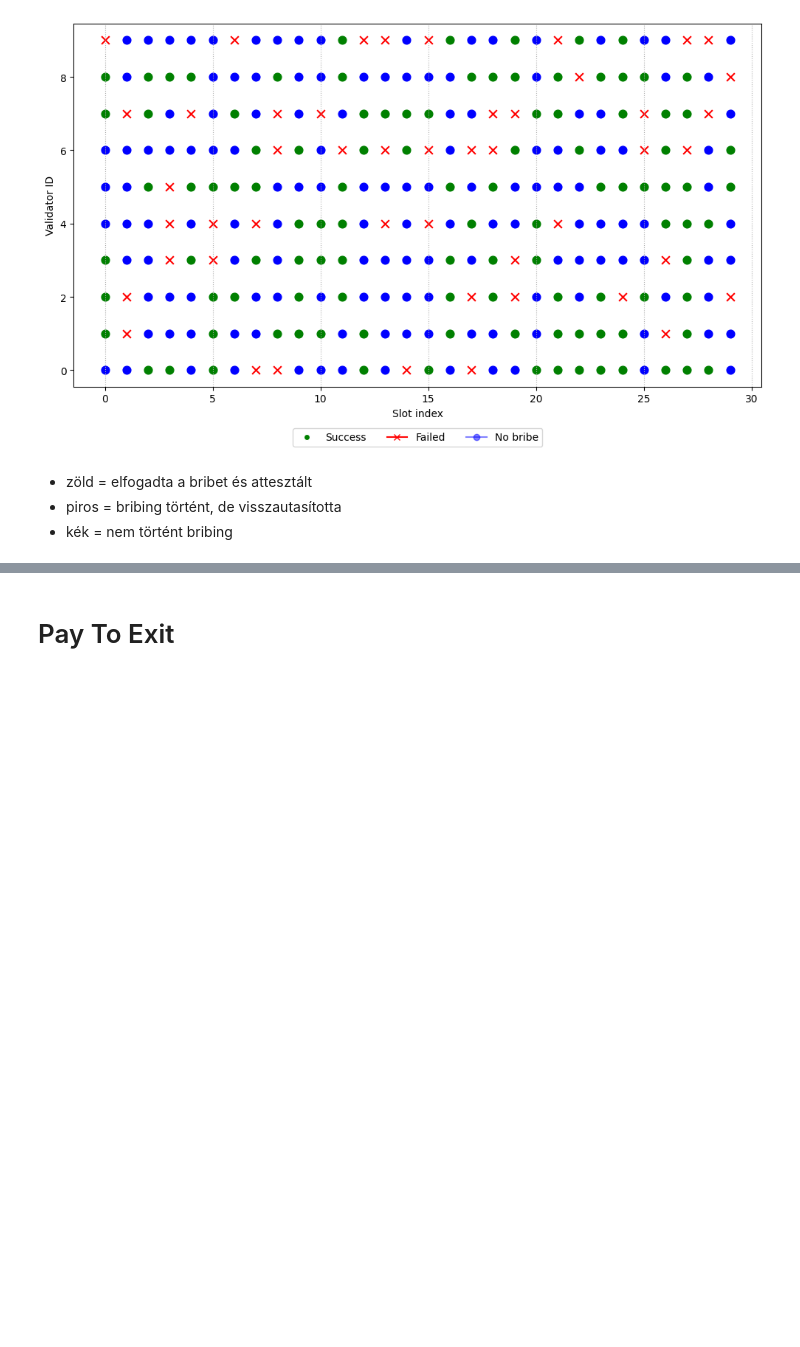
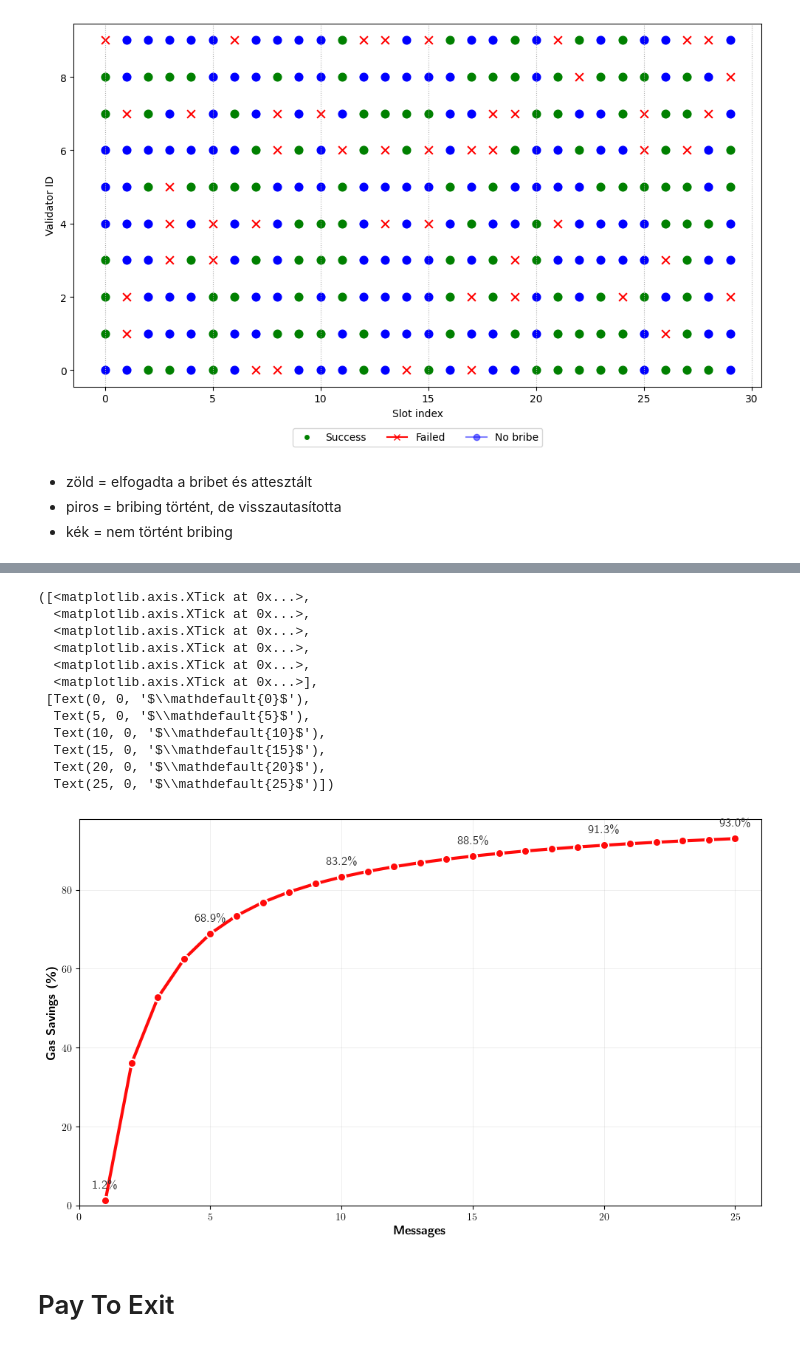
Before and after one commit to 0xSooki/bribery-zoo, a Jupyter notebook: Figures/playground.ipynb, the cells around one changed output, grey strips where cells are left out. Saved outputs shown, nothing was run; the diff lists cells and outputs as text; code cells hidden in the pictures; blank space fills up the shorter version.

```diff
--- a/Figures/playground.ipynb
+++ b/Figures/playground.ipynb
@@ -333,3 +336,69 @@ plt.show()
+# %%
+plt.figure(figsize=(10, 6))
+
+overlap_messages = []
+percentage_savings = []
+
+for msg_count in range(1, 26):
+    diff_row = df_different[df_different["messages"] == msg_count]
+    same_row = df_same[df_same["messages"] == msg_count]
+
+    if not diff_row.empty and not same_row.empty:
+        diff_gas = diff_row.iloc[0]["gas_per_message"]
+        same_gas = same_row.iloc[0]["gas_per_message"]
+
+        savings = ((diff_gas - same_gas) / diff_gas) * 100
+
+        overlap_messages.append(msg_count)
+        percentage_savings.append(savings)
+
+plt.plot(
+    overlap_messages,
+    percentage_savings,
+    "o-",
+    color="#FF0A0A",
+    linewidth=3,
+    markersize=8,
+    markerfacecolor="#FF0A0A",
+    markeredgecolor="white",
+    markeredgewidth=1.5,
+)
+
+label_points = [1, 5, 10, 15, 20, 25]
+for i, msg_count in enumerate(overlap_messages):
+    if msg_count in label_points:
+        plt.annotate(
+            f"{percentage_savings[i]:.1f}\%",
+            (msg_count, percentage_savings[i]),
+            textcoords="offset points",
+            xytext=(0, 12),
+            ha="center",
+            fontsize=12,
+            fontweight="bold",
+            color="#2E2E2E",
+        )
+
+plt.xlabel(r"$\textbf{Messages}$", fontsize=12)
+plt.ylabel(r"$\textbf{Gas Savings (\%)}$", fontsize=12)
+plt.grid(True, alpha=0.3, linestyle="-", linewidth=0.5)
+plt.xlim(0, 26)
+plt.ylim(0, max(percentage_savings) + 5)
+plt.tight_layout()
+plt.xticks(range(0, 26, 5))
+# %% [output]
+([<matplotlib.axis.XTick at 0x...>,
+  <matplotlib.axis.XTick at 0x...>,
+  <matplotlib.axis.XTick at 0x...>,
+  <matplotlib.axis.XTick at 0x...>,
+  <matplotlib.axis.XTick at 0x...>,
+  <matplotlib.axis.XTick at 0x...>],
+ [Text(0, 0, '$\\mathdefault{0}$'),
+  Text(5, 0, '$\\mathdefault{5}$'),
+  Text(10, 0, '$\\mathdefault{10}$'),
+  Text(15, 0, '$\\mathdefault{15}$'),
+  Text(20, 0, '$\\mathdefault{20}$'),
+  Text(25, 0, '$\\mathdefault{25}$')])
+[figure, added]
 # %% [markdown]
 # Pay To Exit
 # %%
```
Also changed, not shown: parts of 1 cell of this notebook.
